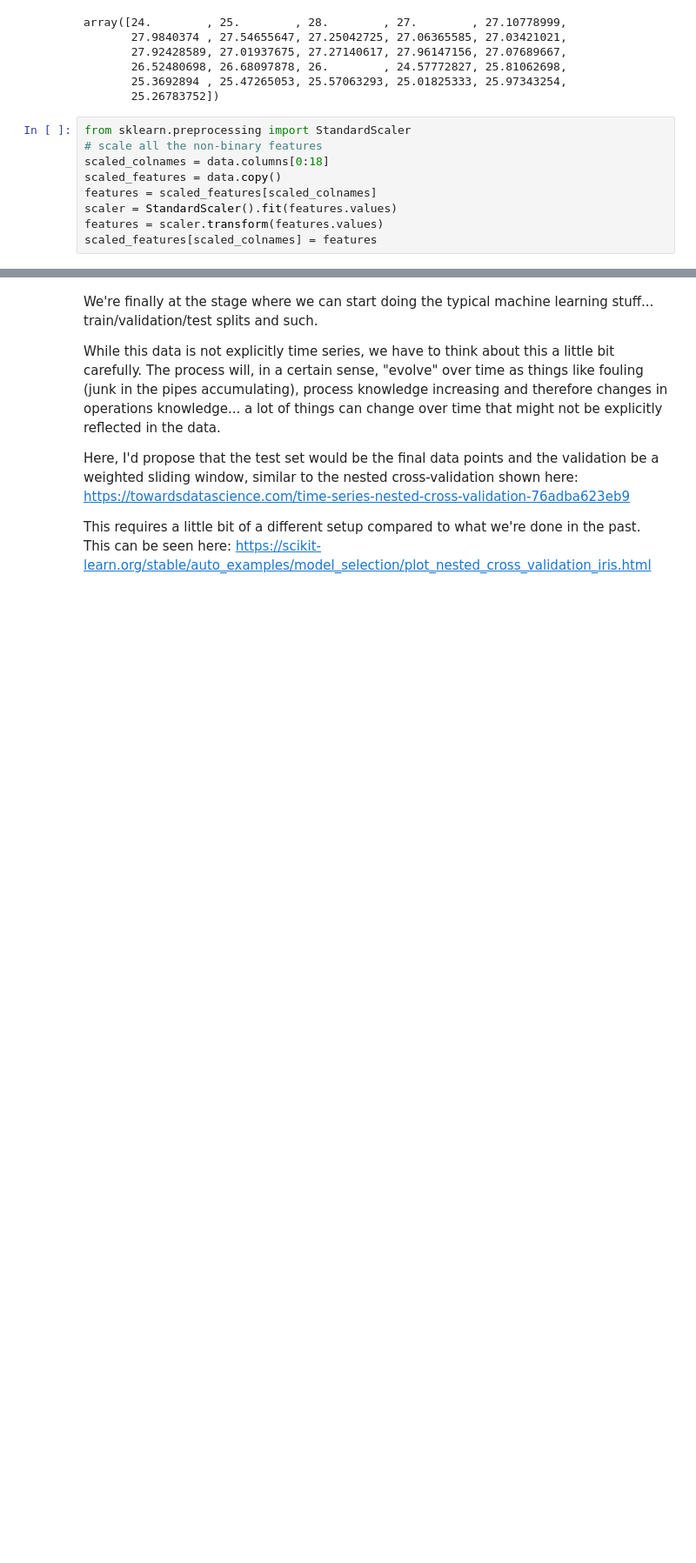
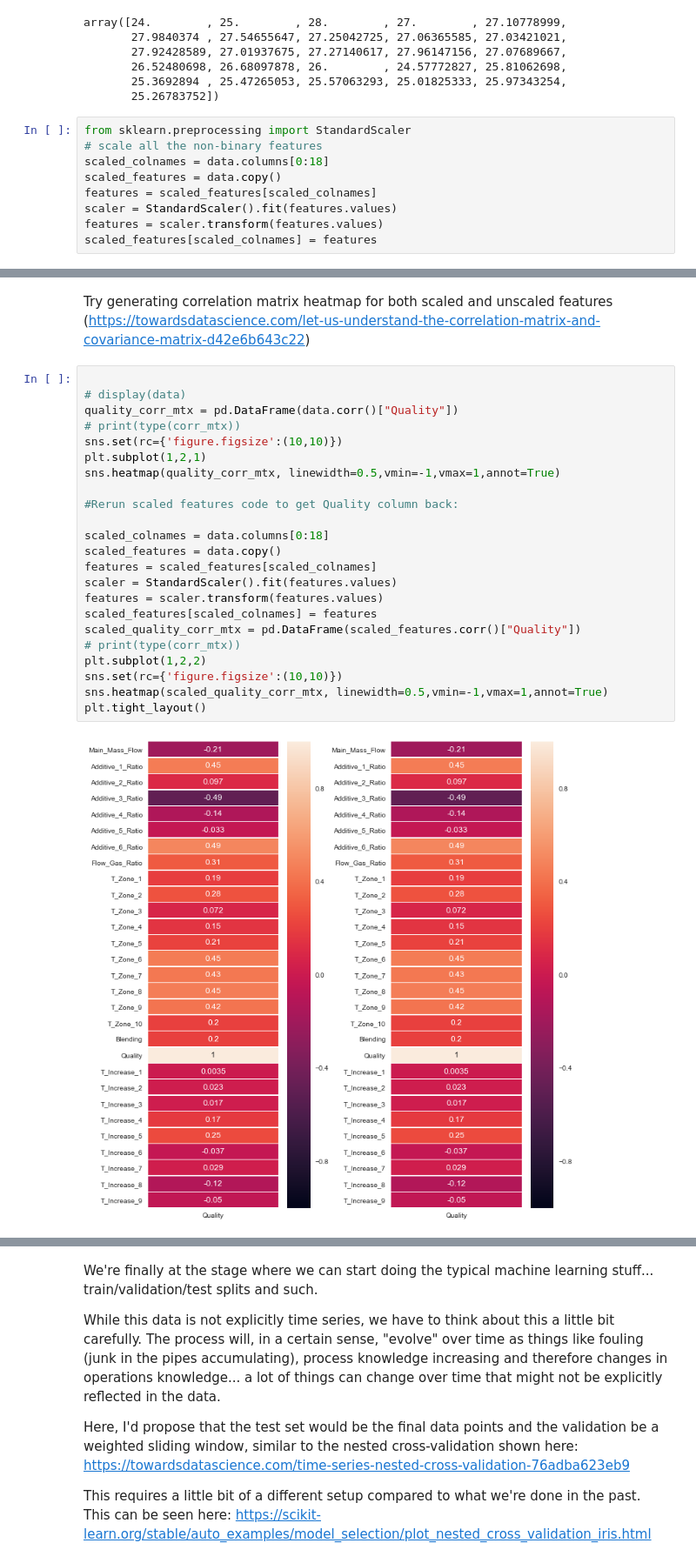
Before and after one commit to boudrejp/w207_supplemental, a Jupyter notebook: final/Initial_exploration/joint_exploration.ipynb, the cells around one changed output, grey strips where cells are left out. Shown at 87% size. Saved outputs shown, nothing was run; the diff lists cells and outputs as text; blank space fills up the shorter version.

```diff
--- a/final/Initial_exploration/joint_exploration.ipynb
+++ b/final/Initial_exploration/joint_exploration.ipynb
@@ -442,3 +444,30 @@ display_all(scaled_features.describe().T)
 | T_Increase_7 | 2663.0 | 9.992490e-01 | 0.027400 | 0.000000 | 1.000000 | 1.000000 | 1.000000 | 1.000000 |
 | T_Increase_8 | 2663.0 | 9.616973e-01 | 0.191962 | 0.000000 | 1.000000 | 1.000000 | 1.000000 | 1.000000 |
 | T_Increase_9 | 2663.0 | 7.510327e-04 | 0.027400 | 0.000000 | 0.000000 | 0.000000 | 0.000000 | 1.000000 |
+# %% [markdown]
+Try generating correlation matrix heatmap for both scaled and unscaled features (https://towardsdatascience.com/let-us-understand-the-correlation-matrix-and-covariance-matrix-d42e6b643c22)
+# %%
+
+# display(data)
+quality_corr_mtx = pd.DataFrame(data.corr()["Quality"])
+# print(type(corr_mtx))
+sns.set(rc={'figure.figsize':(10,10)})
+plt.subplot(1,2,1)
+sns.heatmap(quality_corr_mtx, linewidth=0.5,vmin=-1,vmax=1,annot=True)
+
+#Rerun scaled features code to get Quality column back:
+
+scaled_colnames = data.columns[0:18]
+scaled_features = data.copy()
+features = scaled_features[scaled_colnames]
+scaler = StandardScaler().fit(features.values)
+features = scaler.transform(features.values)
+scaled_features[scaled_colnames] = features
+scaled_quality_corr_mtx = pd.DataFrame(scaled_features.corr()["Quality"])
+# print(type(corr_mtx))
+plt.subplot(1,2,2)
+sns.set(rc={'figure.figsize':(10,10)})
+sns.heatmap(scaled_quality_corr_mtx, linewidth=0.5,vmin=-1,vmax=1,annot=True)
+plt.tight_layout()
+# %% [output]
+[figure, added]
```
Also changed, not shown: parts of 12 cells of this notebook.
